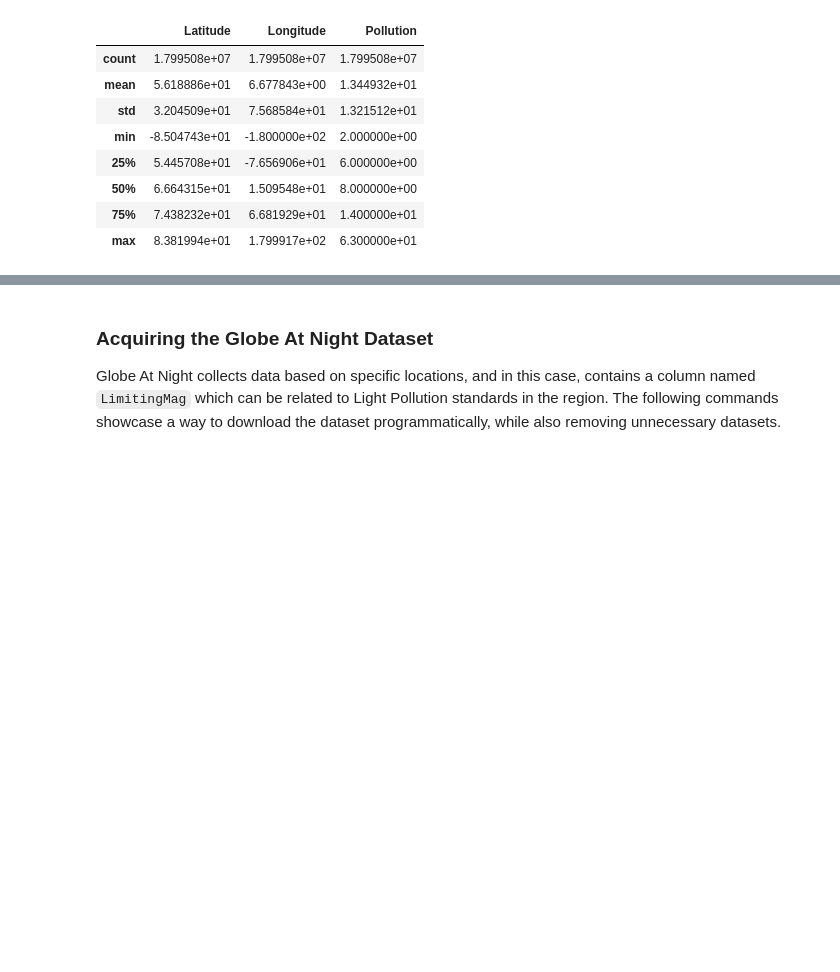
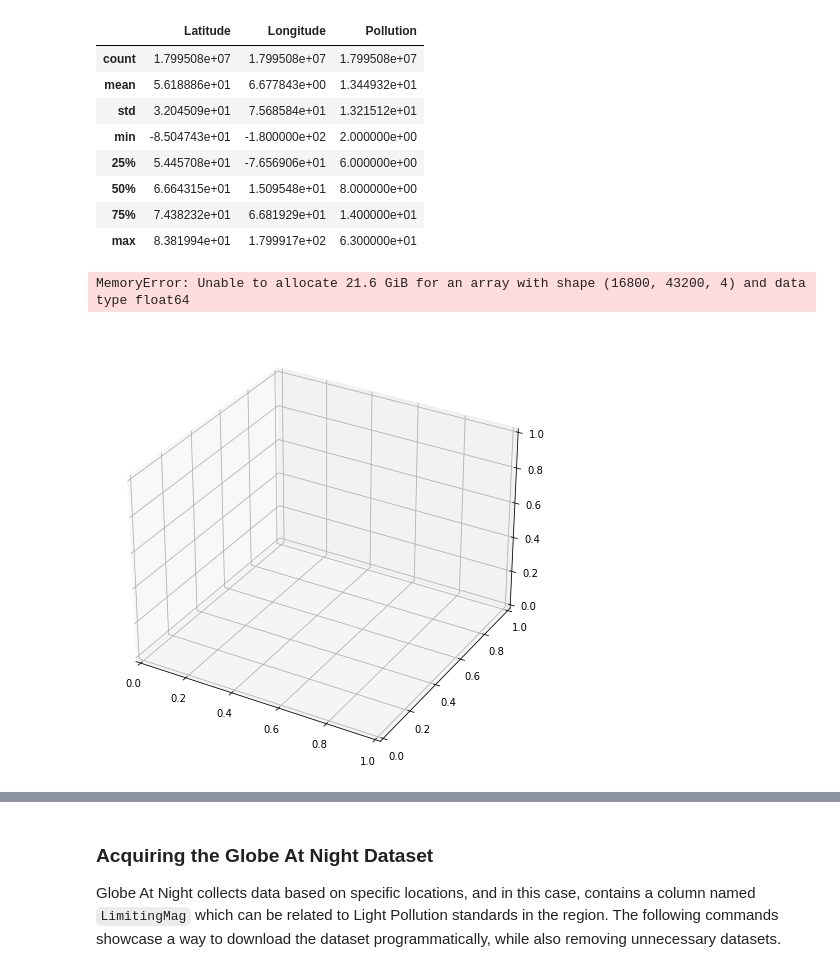
Before and after one commit to ThePyProgrammer/lightPollution, a Jupyter notebook: ProjectPrannayaGupta.ipynb, the cells around one changed output, grey strips where cells are left out. Saved outputs shown, nothing was run; the diff lists cells and outputs as text; code cells hidden in the pictures; blank space fills up the shorter version.

```diff
--- a/ProjectPrannayaGupta.ipynb
+++ b/ProjectPrannayaGupta.ipynb
@@ -544,4 +541,12 @@ latlong.describe()
 | 50% | 6.664315e+01 | 1.509548e+01 | 8.000000e+00 |
 | 75% | 7.438232e+01 | 6.681929e+01 | 1.400000e+01 |
 | max | 8.381994e+01 | 1.799917e+02 | 6.300000e+01 |
+# %%
+ax = plt.subplot(projection='3d')
+X, Y = np.meshgrid(latlong.columns, latlong.index)
+ax.plot_surface(X, Y, latlong, rstride=1, cstride=1,
+                cmap='viridis', edgecolor='none')
+# %% [output]
+MemoryError: Unable to allocate 21.6 GiB for an array with shape (16800, 43200, 4) and data type float64
+[figure, added]
 # %%
```
Also changed, not shown: parts of 8 cells of this notebook, 8 other files.
